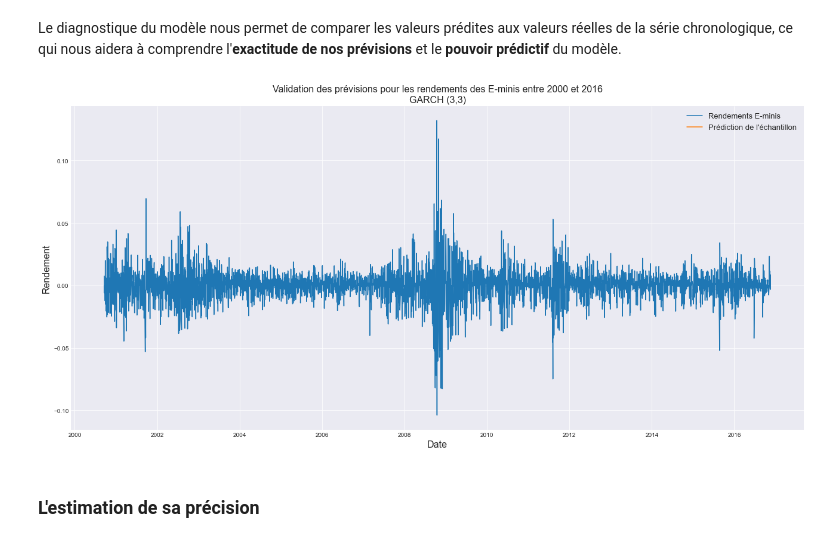
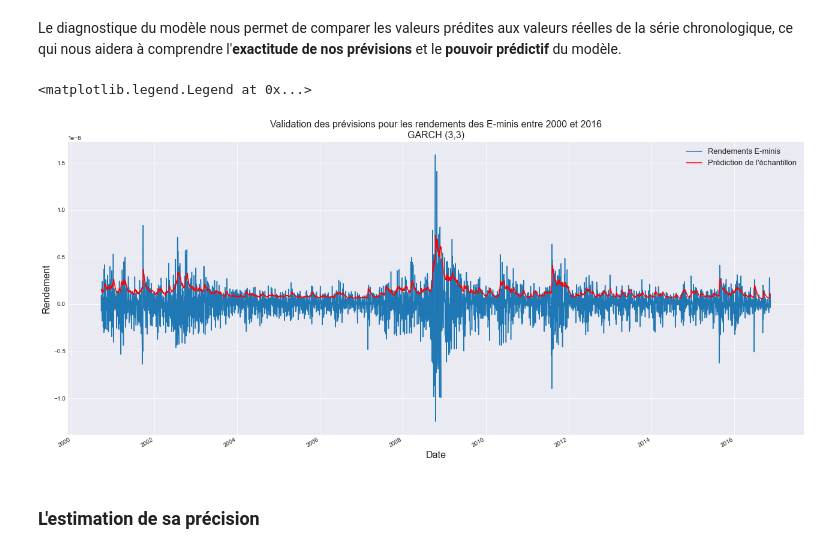
Before and after one commit to Lawisss/Helenos-Model, a Jupyter notebook: GARCH.ipynb, the cells around one changed output. Saved outputs shown, nothing was run; the diff lists cells and outputs as text; code cells hidden in the pictures.

Commit message:
GARCH Progression #4

```diff
--- a/GARCH.ipynb
+++ b/GARCH.ipynb
@@ -209,0 +192,6 @@ tsplot(result.resid, lags=30)
+# %%
+# Précision des hypothèses du modèle GARCH
+garch = arch_model(TStraining, vol='GARCH', p=3, o=0, q=3, dist='skewt', rescale=False)
+
+# Fit le modèle
+garch_fit = garch.fit(disp = 'off')
@@ -322,29 +319,28 @@ La p-value est de 3.782581158541961e-96. Le résidu semble être distribué norm
 ###  Le diagnostique du modèle
 # %% [markdown]
 Le diagnostique du modèle nous permet de comparer les valeurs prédites aux valeurs réelles de la série chronologique, ce qui nous aidera à comprendre l'**exactitude de nos prévisions** et le **pouvoir prédictif** du modèle.
+# %%
+# Obtenir la volatilité estimée du modèle
+skewt_vol = garch_fit.conditional_volatility
 # %%
-# Construction des données
-predictions_df = TStraining.copy()
-# Predictions
-predictions_df["Predictions"] = result.forecast().residual_variance.loc[TStraining.index]
+# Configuration du graphique
 
-# Dimensionnement
-plt.rcParams["figure.figsize"] = 22,10
+plt.style.use('seaborn-darkgrid')
+fig = plt.figure(figsize=(22,10))
+ax = plt.gca()
+graph = TStraining.plot(ax=ax, label='Rendements E-minis')
+graph.set_xlabel('Date', fontsize=16)
+graph.set_ylabel('Rendement', fontsize=16)
 
 # Prévision de l'échantillon
-plt.plot(TStraining, label='Rendements E-minis')
-plt.plot(predictions_df["Predictions"], label='Prédiction de l\'échantillon')
 
-# Titre et axes
+skewt_vol.plot(ax=ax, style='r-', label='Prédiction de l\'échantillon')
+
 plt.title('Validation des prévisions pour les rendements des E-minis entre 2000 et 2016\nGARCH (3,3)', fontsize=16)
-plt.xlabel('Date', fontsize=16)
-plt.ylabel('Rendement', fontsize=16)
-
-# Affichage et légende
 plt.legend(loc='best', fontsize=13)
-plt.show()
 # %% [output]
+<matplotlib.legend.Legend at 0x...>
-[figure, old version]
+[figure, new version]
 # %% [markdown]
 ### L'estimation de sa précision
 # %% [markdown]
```
Also changed, not shown: parts of 13 cells of this notebook.
